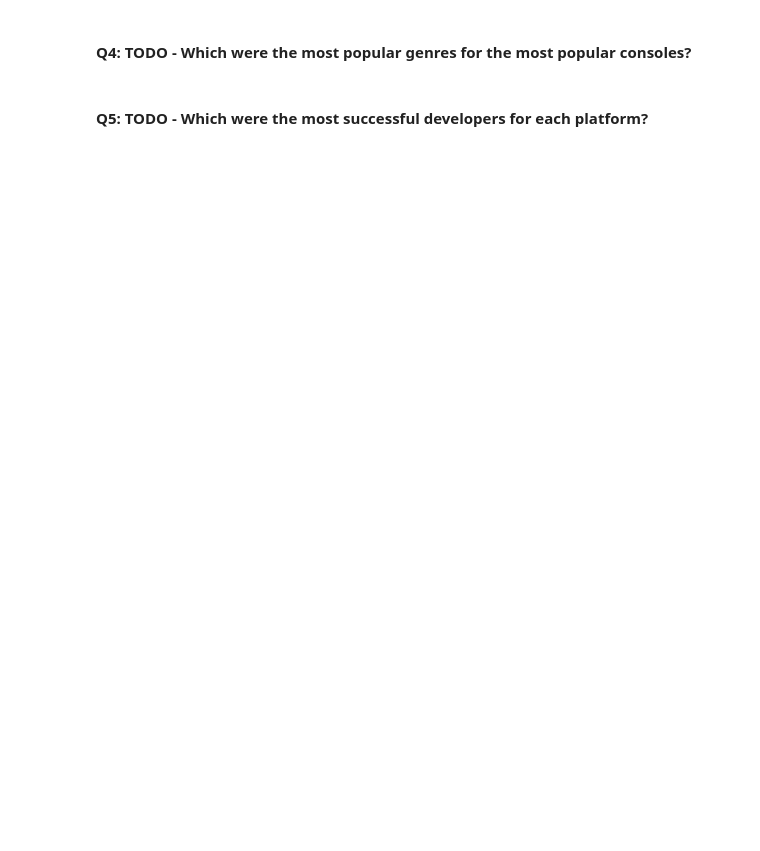
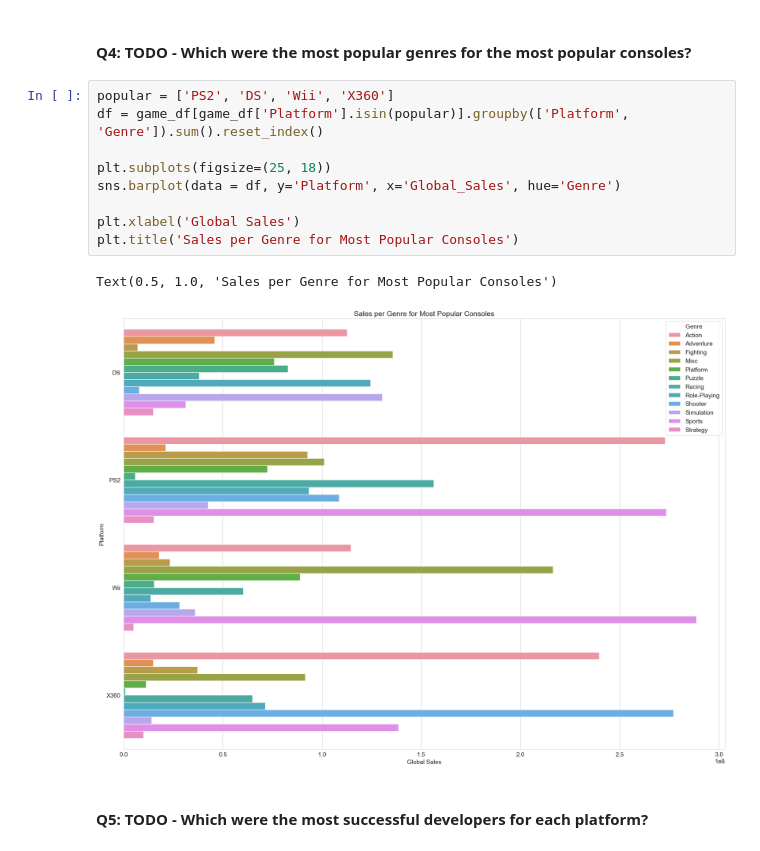
Before and after one commit to MatiasCarbone/video-game-sales-exploratory-analysis, a Jupyter notebook: video-game-sales-exploratory-analysis.ipynb, the cells around one changed output. Saved outputs shown, nothing was run; the diff lists cells and outputs as text; blank space fills up the shorter version.

```diff
--- a/video-game-sales-exploratory-analysis.ipynb
+++ b/video-game-sales-exploratory-analysis.ipynb
@@ -417,5 +424,17 @@ m.legend(loc='lower left', labels=['X360','XBox','XOne'])
 # %% [markdown]
 #### Q4: TODO - Which were the most popular genres for the most popular consoles?
+# %%
+popular = ['PS2', 'DS', 'Wii', 'X360']
+df = game_df[game_df['Platform'].isin(popular)].groupby(['Platform', 'Genre']).sum().reset_index()
+
+plt.subplots(figsize=(25, 18))
+sns.barplot(data = df, y='Platform', x='Global_Sales', hue='Genre')
+
+plt.xlabel('Global Sales')
+plt.title('Sales per Genre for Most Popular Consoles')
+# %% [output]
+Text(0.5, 1.0, 'Sales per Genre for Most Popular Consoles')
+[figure, added]
 # %% [markdown]
 #### Q5: TODO - Which were the most successful developers for each platform?
 # %% [markdown]
```
Also changed, not shown: parts of 9 cells of this notebook.
